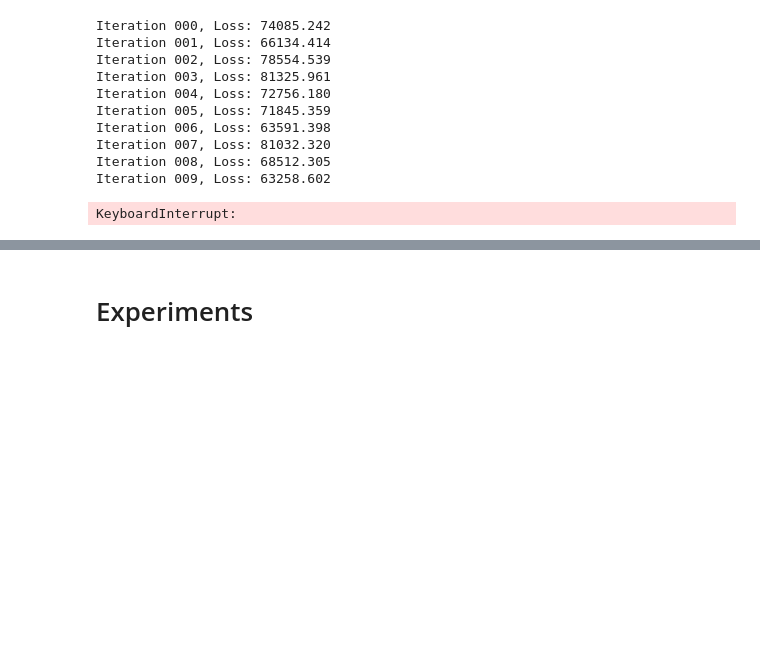
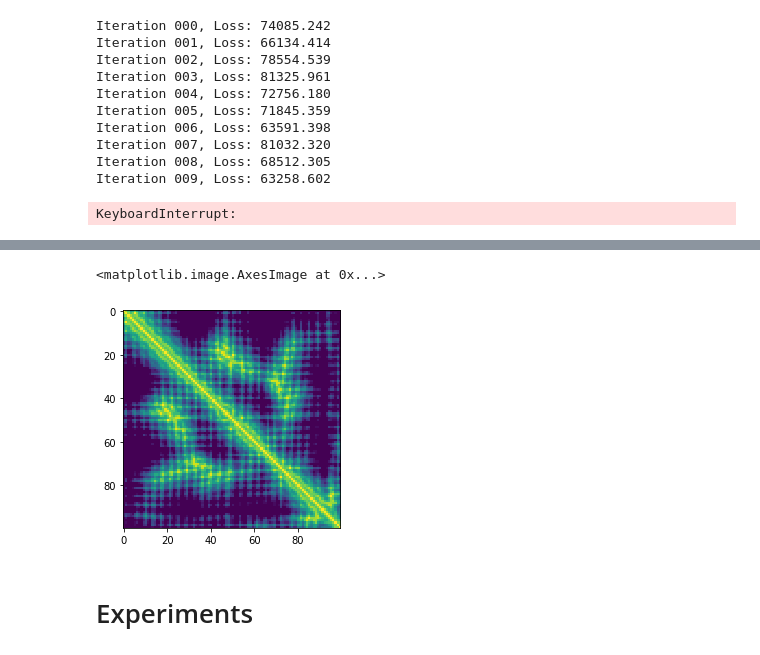
Before and after one commit to andynet/protein_folding, a Jupyter notebook: scripts/structure_realization_our/restarted_optimization.ipynb, the cells around one changed output, grey strips where cells are left out. Drawn from its saved outputs; the diff is of its cells as text; code cells hidden in the pictures; blank space fills up the shorter version.

```diff
--- a/scripts/structure_realization_our/restarted_optimization.ipynb
+++ b/scripts/structure_realization_our/restarted_optimization.ipynb
@@ -45,3 +45,6 @@ Iteration 007, Loss: 81032.320
 Iteration 008, Loss: 68512.305
 Iteration 009, Loss: 63258.602
 KeyboardInterrupt:
+# %%
+d = optimize_restarts('4i4tE01', '../../steps/test_predictions/4i4tE01.pred.pt', lr=0.05, momentum=0.5, iterations=200, verbose=10,
+                     gradient_scaling='normal', random_state=310)
@@ -48,3 +69,16 @@ KeyboardInterrupt:
+# %%
+with torch.no_grad():
+    dmap = d[0].G()
+dmap += dmap.t()
+
+dmap = dmap.data.numpy()
+bins = np.concatenate(([0], np.linspace(2, 22, 31)))
+dmap_d = np.digitize(dmap, bins)
+
+plt.imshow(dmap_d, cmap='viridis_r')
+# %% [output]
+<matplotlib.image.AxesImage at 0x...>
+[figure, added]
 # %% [markdown]
 # Experiments
 # %%
```
Also changed, not shown: parts of 1 cell of this notebook, 39 other files.
